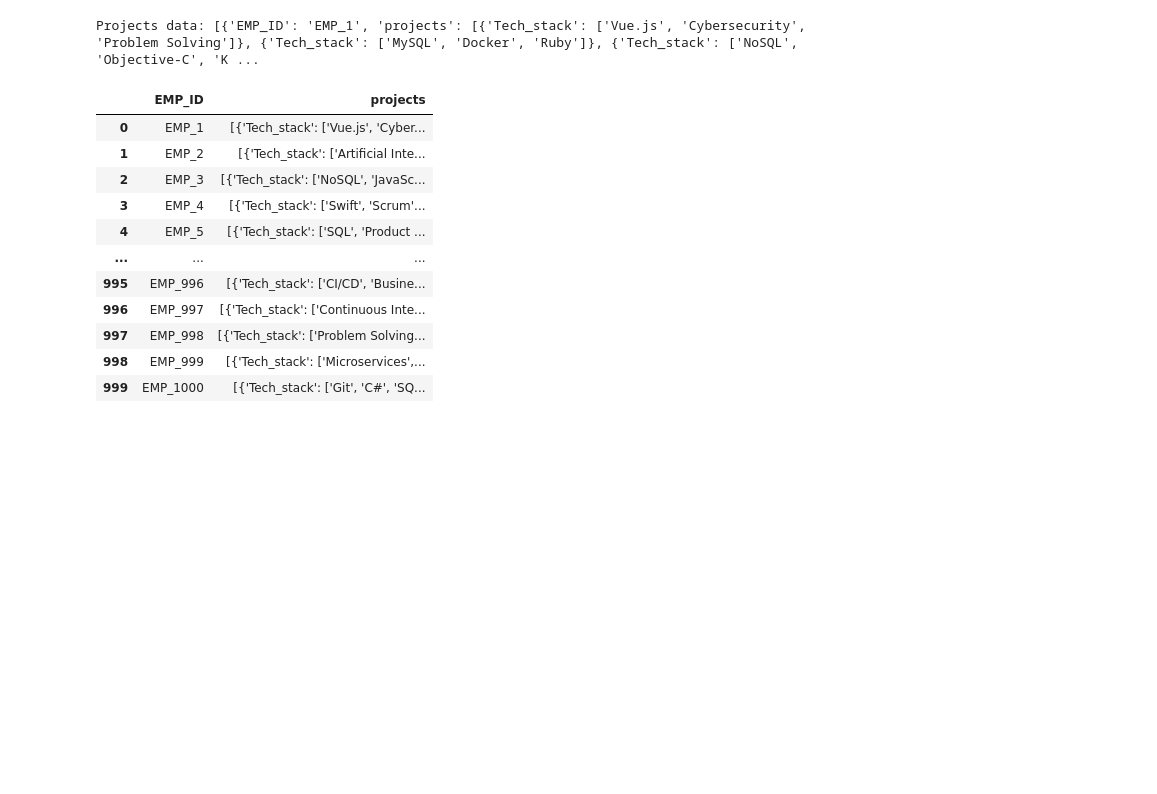
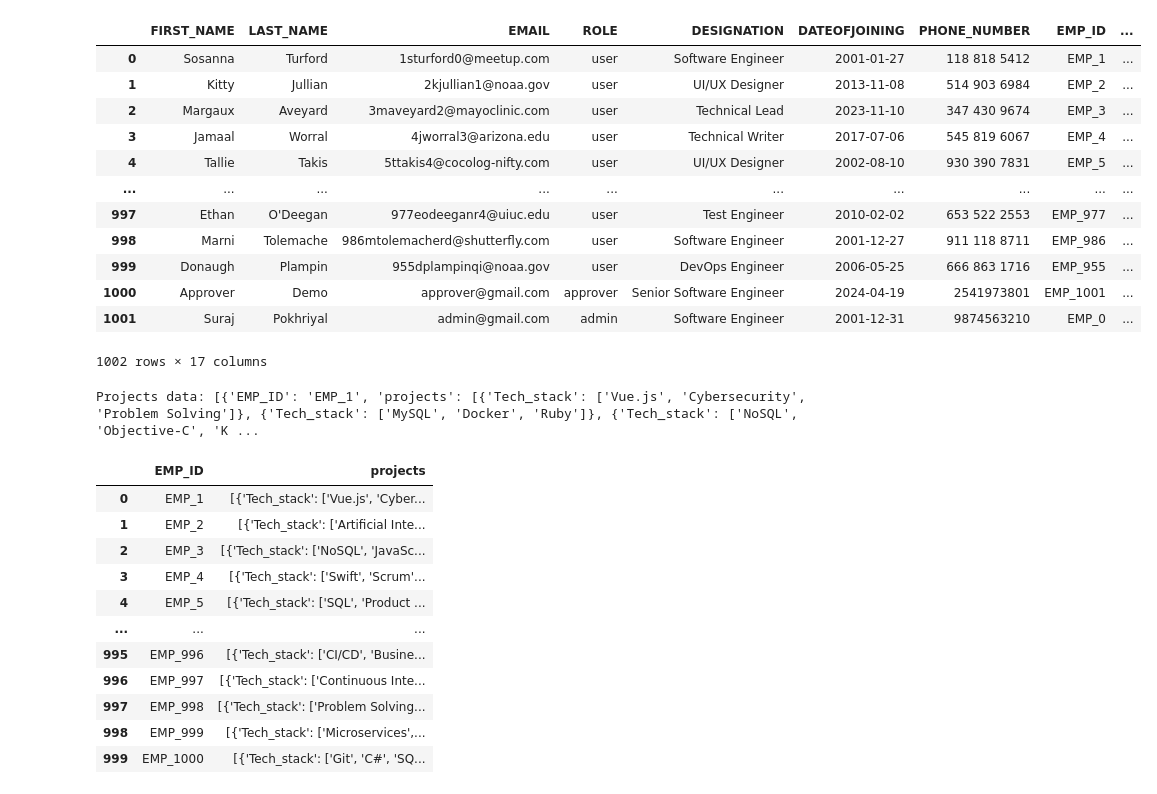
Before and after one commit to surajpokhriyal9756/Major_ProjectSkillMatrix, a Jupyter notebook: ML_SkillCorp/Skill_Corp_ML.ipynb, the cells around one changed output. Cells and saved outputs as stored; diff of their text form; code cells hidden in the pictures; blank space fills up the shorter version.

```diff
--- a/ML_SkillCorp/Skill_Corp_ML.ipynb
+++ b/ML_SkillCorp/Skill_Corp_ML.ipynb
@@ -54,6 +54,22 @@ certification_table=pd.read_csv('certifications_table.csv')
 project_table=pd.read_csv('project_table.csv')
 skill_table=pd.read_csv('skills_table.csv')
 main_table=pd.read_csv('main_table.csv')
+# %%
+main_table
+# %% [output]
+|  | FIRST_NAME | LAST_NAME | EMAIL | ROLE | DESIGNATION | DATEOFJOINING | PHONE_NUMBER | EMP_ID | ... |
+| 0 | Sosanna | Turford | 1sturford0@meetup.com | user | Software Engineer | 2001-01-27 | 118 818 5412 | EMP_1 | ... |
+| 1 | Kitty | Jullian | 2kjullian1@noaa.gov | user | UI/UX Designer | 2013-11-08 | 514 903 6984 | EMP_2 | ... |
+| 2 | Margaux | Aveyard | 3maveyard2@mayoclinic.com | user | Technical Lead | 2023-11-10 | 347 430 9674 | EMP_3 | ... |
+| 3 | Jamaal | Worral | 4jworral3@arizona.edu | user | Technical Writer | 2017-07-06 | 545 819 6067 | EMP_4 | ... |
+| 4 | Tallie | Takis | 5ttakis4@cocolog-nifty.com | user | UI/UX Designer | 2002-08-10 | 930 390 7831 | EMP_5 | ... |
+| ... | ... | ... | ... | ... | ... | ... | ... | ... | ... |
+| 997 | Ethan | O'Deegan | 977eodeeganr4@uiuc.edu | user | Test Engineer | 2010-02-02 | 653 522 2553 | EMP_977 | ... |
+| 998 | Marni | Tolemache | 986mtolemacherd@shutterfly.com | user | Software Engineer | 2001-12-27 | 911 118 8711 | EMP_986 | ... |
+| 999 | Donaugh | Plampin | 955dplampinqi@noaa.gov | user | DevOps Engineer | 2006-05-25 | 666 863 1716 | EMP_955 | ... |
+| 1000 | Approver | Demo | approver@gmail.com | approver | Senior Software Engineer | 2024-04-19 | 2541973801 | EMP_1001 | ... |
+| 1001 | Suraj | Pokhriyal | admin@gmail.com | admin | Software Engineer | 2001-12-31 | 9874563210 | EMP_0 | ... |
+1002 rows × 17 columns
 # %%
 # Assuming you want to remove the column named 'column_to_remove'
 skill_table.drop(columns=['_ID','DESCRIPTION','__V'], inplace=True)
```
Also changed, not shown: parts of 9 cells of this notebook.
